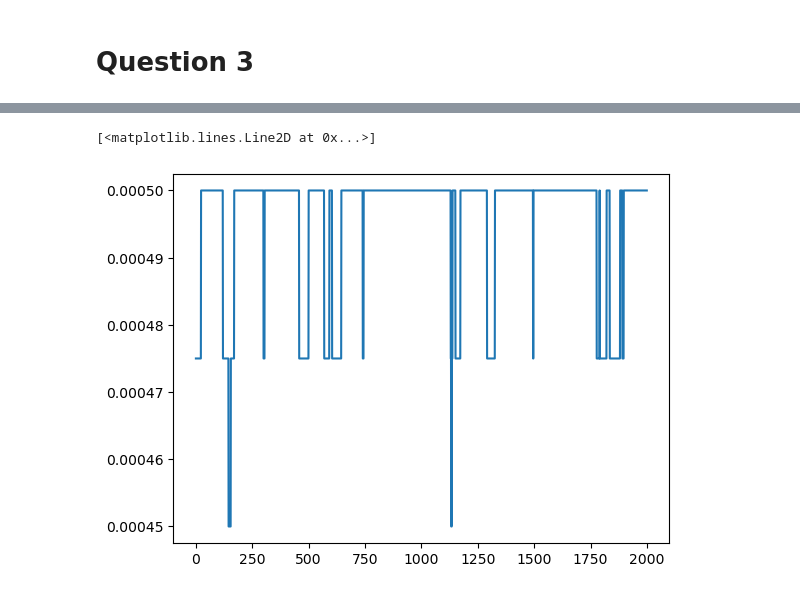
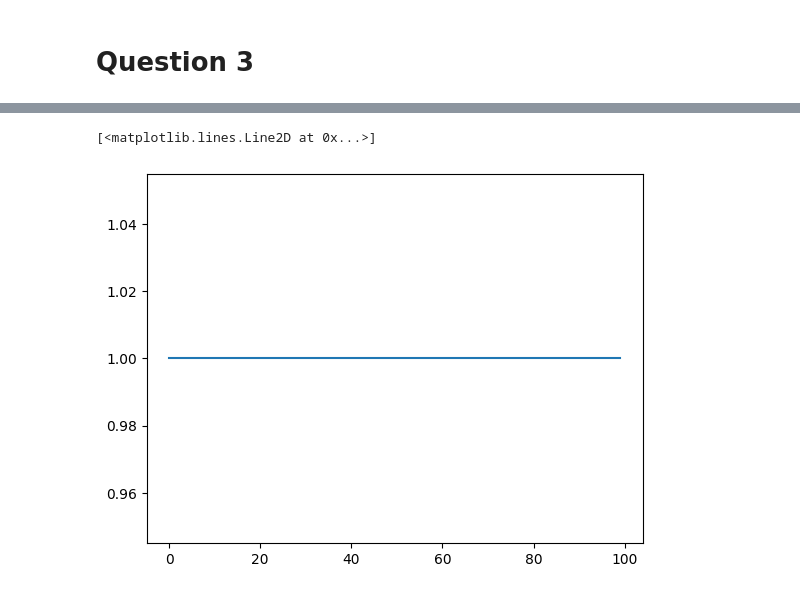
Before and after one commit to michelelupini/MC-project, a Jupyter notebook: main.ipynb, the cells around one changed output, grey strips where cells are left out. Cells and saved outputs as stored; diff of their text form; code cells hidden in the pictures.

```diff
--- a/main.ipynb
+++ b/main.ipynb
@@ -232,15 +306,15 @@ KeyboardInterrupt:
 # %%
 m3 = 100
 d3 = 500
 s3 = d3/100
 #beta = 2
 iterations3 = 100*d3
 
-loss = get_sampling_losses_sign(iterations3, 1, m3, d3, s3)
+loss = get_sampling_losses_sign(100, 1, m3, d3, s3)
 plt.plot(loss)
 # %% [output]
 [<matplotlib.lines.Line2D at 0x...>]
-[figure, old version]
+[figure, new version]
 # %%
 losses_with_different_m1 = []
 m_values = np.arange(1, 120, 10)
```
Also changed, not shown: parts of 10 cells of this notebook, 5 other files.
